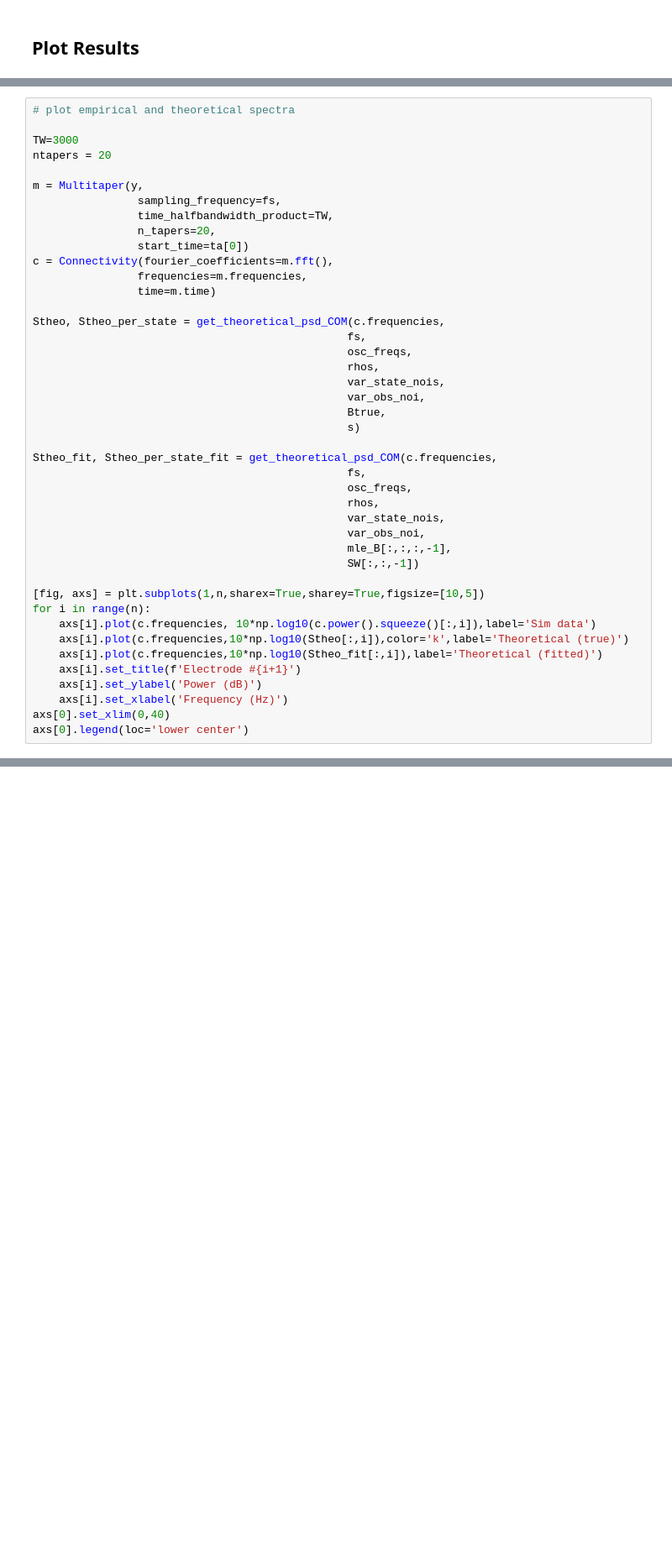
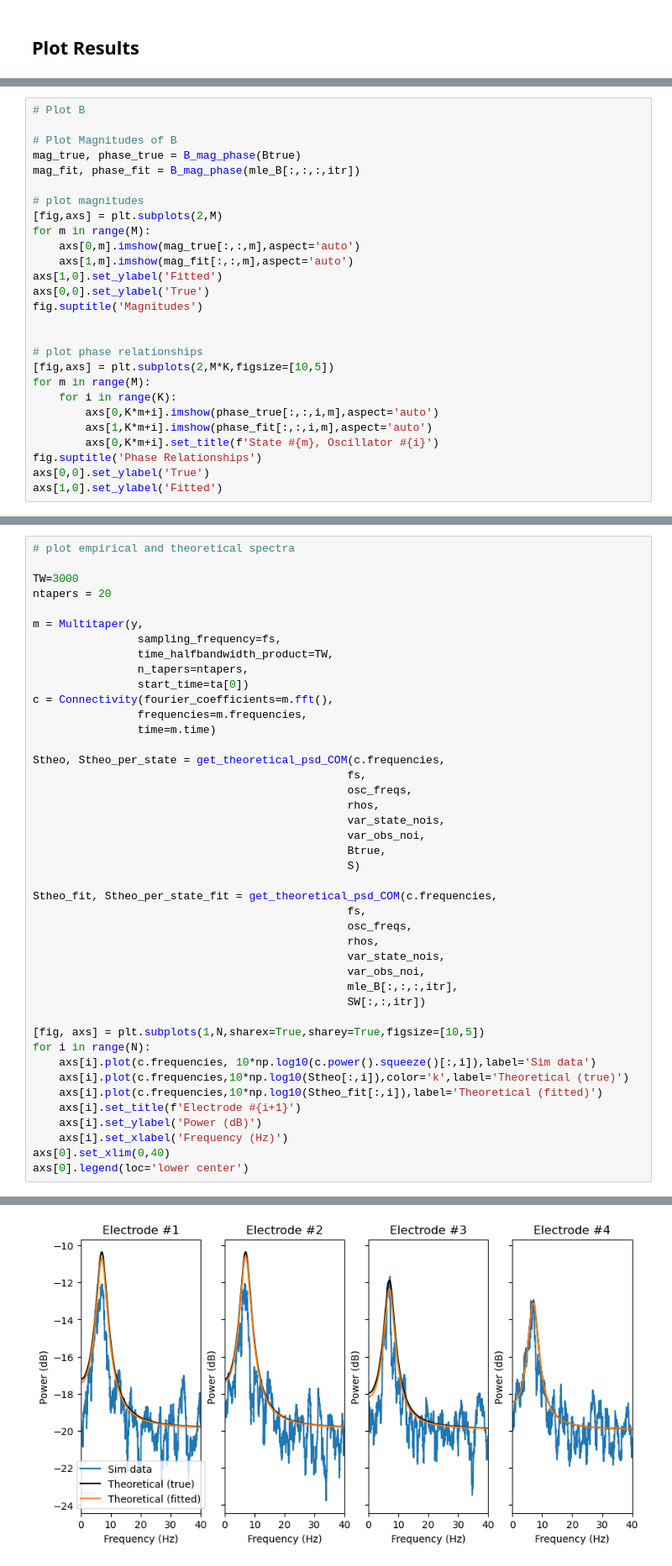
Before and after one commit to TomDonoghue/NESSTutorial2023, a Jupyter notebook: notebooks/3_SSO_Common_Oscillator_Model.ipynb, the cells around one changed output, grey strips where cells are left out. Shown at 84% size. Cells and saved outputs as stored; diff of their text form; blank space fills up the shorter version.

```diff
--- a/notebooks/3_SSO_Common_Oscillator_Model.ipynb
+++ b/notebooks/3_SSO_Common_Oscillator_Model.ipynb
@@ -174,0 +214,27 @@ for m in range(M):
+# %%
+# Plot B
+
+# Plot Magnitudes of B
+mag_true, phase_true = B_mag_phase(Btrue)
+mag_fit, phase_fit = B_mag_phase(mle_B[:,:,:,itr])
+
+# plot magnitudes
+[fig,axs] = plt.subplots(2,M)
+for m in range(M):
+    axs[0,m].imshow(mag_true[:,:,m],aspect='auto')
+    axs[1,m].imshow(mag_fit[:,:,m],aspect='auto')
+axs[1,0].set_ylabel('Fitted')
+axs[0,0].set_ylabel('True')
+fig.suptitle('Magnitudes')
+
+
+# plot phase relationships
+[fig,axs] = plt.subplots(2,M*K,figsize=[10,5])
+for m in range(M):
+    for i in range(K):
+        axs[0,K*m+i].imshow(phase_true[:,:,i,m],aspect='auto')
+        axs[1,K*m+i].imshow(phase_fit[:,:,i,m],aspect='auto')
+        axs[0,K*m+i].set_title(f'State #{m}, Oscillator #{i}')
+fig.suptitle('Phase Relationships')
+axs[0,0].set_ylabel('True')
+axs[1,0].set_ylabel('Fitted')
@@ -181,7 +251,7 @@ ntapers = 20
 m = Multitaper(y,
                 sampling_frequency=fs,
                 time_halfbandwidth_product=TW,
-                n_tapers=20,
+                n_tapers=ntapers,
                 start_time=ta[0])
 c = Connectivity(fourier_coefficients=m.fft(),
                 frequencies=m.frequencies,
@@ -194,7 +264,7 @@ Stheo, Stheo_per_state = get_theoretical_psd_COM(c.frequencies,
                                                 var_state_nois,
                                                 var_obs_noi,
                                                 Btrue,
-                                                s)
+                                                S)
 
 Stheo_fit, Stheo_per_state_fit = get_theoretical_psd_COM(c.frequencies,
                                                 fs,
@@ -202,11 +272,11 @@ Stheo_fit, Stheo_per_state_fit = get_theoretical_psd_COM(c.frequencies,
                                                 rhos,
                                                 var_state_nois,
                                                 var_obs_noi,
-                                                mle_B[:,:,:,-1],
-                                                SW[:,:,-1])
+                                                mle_B[:,:,:,itr],
+                                                SW[:,:,itr])
 
-[fig, axs] = plt.subplots(1,n,sharex=True,sharey=True,figsize=[10,5])
-for i in range(n):
+[fig, axs] = plt.subplots(1,N,sharex=True,sharey=True,figsize=[10,5])
+for i in range(N):
     axs[i].plot(c.frequencies, 10*np.log10(c.power().squeeze()[:,i]),label='Sim data')
     axs[i].plot(c.frequencies,10*np.log10(Stheo[:,i]),color='k',label='Theoretical (true)')
     axs[i].plot(c.frequencies,10*np.log10(Stheo_fit[:,i]),label='Theoretical (fitted)')
@@ -215,3 +285,4 @@ for i in range(n):
     axs[i].set_xlabel('Frequency (Hz)')
 axs[0].set_xlim(0,40)
 axs[0].legend(loc='lower center')
+# %% [output]
@@ -217,0 +290 @@ axs[0].legend(loc='lower center')
+[figure, added]
```
Also changed, not shown: parts of 8 cells of this notebook, 1 other file.
